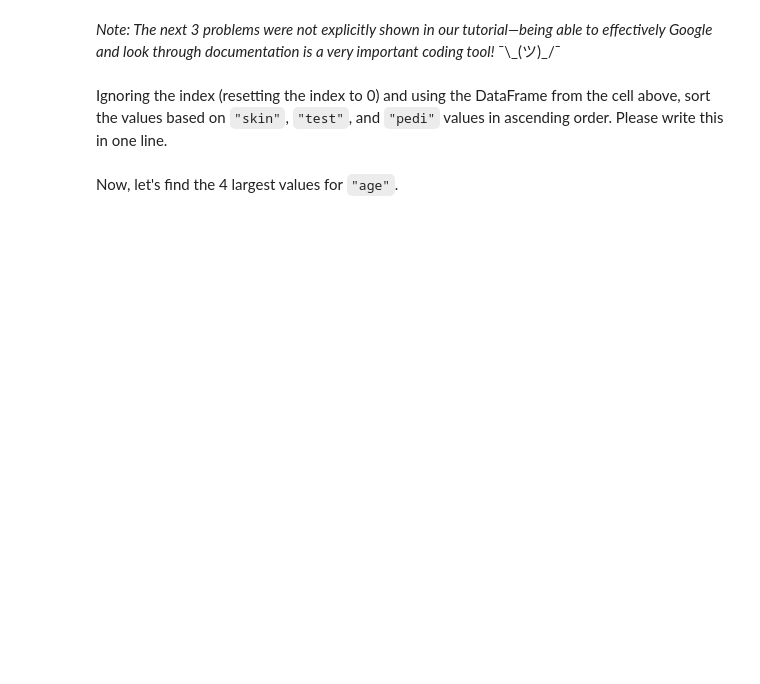
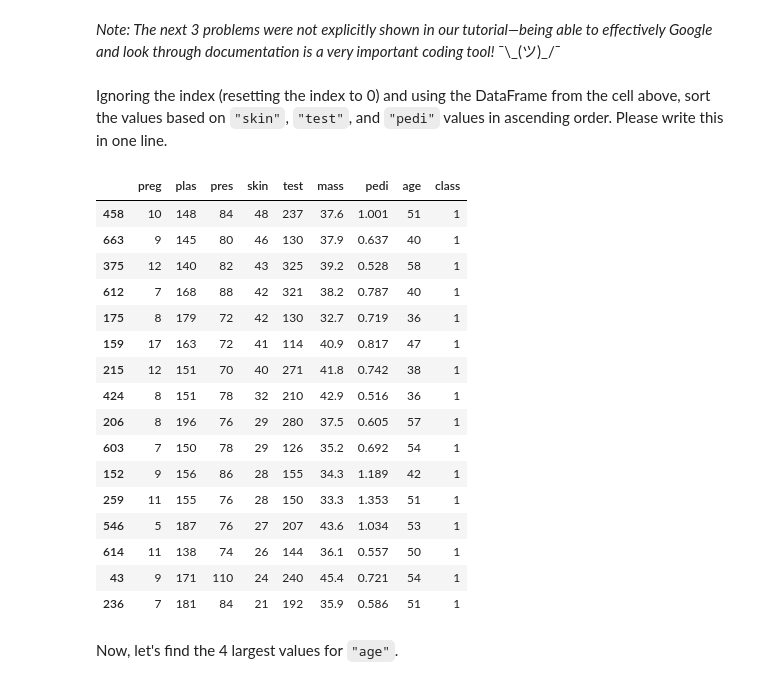
Before and after one commit to jpt1729/Week1-ml-ai, a Jupyter notebook: deepnote/John’s_Untitled_project/Week1_ml_ai-02_Pandas-Pandas_Exercises.ipynb, the cells around one changed output. Drawn from its saved outputs; the diff is of its cells as text; code cells hidden in the pictures; blank space fills up the shorter version.

```diff
--- a/deepnote/John’s_Untitled_project/Week1_ml_ai-02_Pandas-Pandas_Exercises.ipynb
+++ b/deepnote/John’s_Untitled_project/Week1_ml_ai-02_Pandas-Pandas_Exercises.ipynb
@@ -72,0 +126,12 @@ Create a new DataFrame that only includes people who are above the average value
+# %%
+# YOUR CODE HERE
+means = []
+for name in names:
+    means.append(data[name].mean())
+
+updated_frame = pd.DataFrame(columns=names)
+updated_frame
+for i, mean in enumerate(means):
+    print(i)
+    data[i]
+updated_frame
@@ -72,0 +141,9 @@ Create a new DataFrame that only includes people who are above the average value
+# %%
+# YOUR CODE HERE
+
+filtered_df = data
+for column in names:
+    mean = data[column].mean()
+    print(mean)
+    filtered_df = filtered_df[(filtered_df[column] > mean)]
+filtered_df.shape
@@ -76,6 +164,25 @@ Create a new DataFrame that only includes people who are above the average value
 Ignoring the index (resetting the index to 0) and using the DataFrame from the cell above, sort the values based on `"skin"`, `"test"`, and `"pedi"` values in ascending order. Please write this in one line.
 # %%
 # YOUR CODE HERE
+filtered_df.sort_values(by=['skin', 'test', 'pedi'], ascending=False)
+# %% [output]
+|  | preg | plas | pres | skin | test | mass | pedi | age | class |
+| 458 | 10 | 148 | 84 | 48 | 237 | 37.6 | 1.001 | 51 | 1 |
+| 663 | 9 | 145 | 80 | 46 | 130 | 37.9 | 0.637 | 40 | 1 |
+| 375 | 12 | 140 | 82 | 43 | 325 | 39.2 | 0.528 | 58 | 1 |
+| 612 | 7 | 168 | 88 | 42 | 321 | 38.2 | 0.787 | 40 | 1 |
+| 175 | 8 | 179 | 72 | 42 | 130 | 32.7 | 0.719 | 36 | 1 |
+| 159 | 17 | 163 | 72 | 41 | 114 | 40.9 | 0.817 | 47 | 1 |
+| 215 | 12 | 151 | 70 | 40 | 271 | 41.8 | 0.742 | 38 | 1 |
+| 424 | 8 | 151 | 78 | 32 | 210 | 42.9 | 0.516 | 36 | 1 |
+| 206 | 8 | 196 | 76 | 29 | 280 | 37.5 | 0.605 | 57 | 1 |
+| 603 | 7 | 150 | 78 | 29 | 126 | 35.2 | 0.692 | 54 | 1 |
+| 152 | 9 | 156 | 86 | 28 | 155 | 34.3 | 1.189 | 42 | 1 |
+| 259 | 11 | 155 | 76 | 28 | 150 | 33.3 | 1.353 | 51 | 1 |
+| 546 | 5 | 187 | 76 | 27 | 207 | 43.6 | 1.034 | 53 | 1 |
+| 614 | 11 | 138 | 74 | 26 | 144 | 36.1 | 0.557 | 50 | 1 |
+| 43 | 9 | 171 | 110 | 24 | 240 | 45.4 | 0.721 | 54 | 1 |
+| 236 | 7 | 181 | 84 | 21 | 192 | 35.9 | 0.586 | 51 | 1 |
 # %% [markdown]
 Now, let's find the 4 largest values for `"age"`.
 # %%
```
Also changed, not shown: parts of 15 cells of this notebook, 1 other file.
